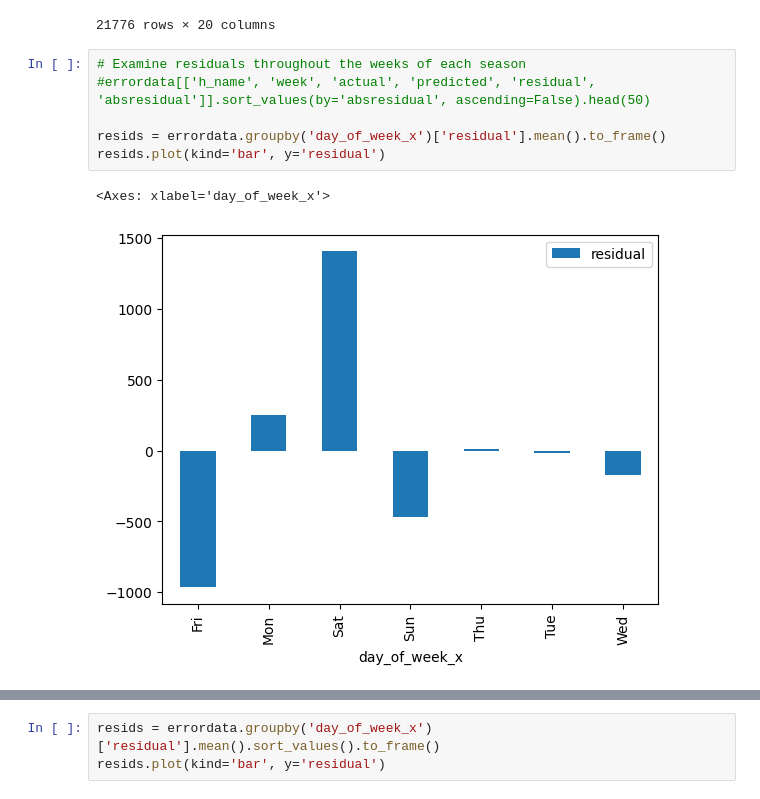
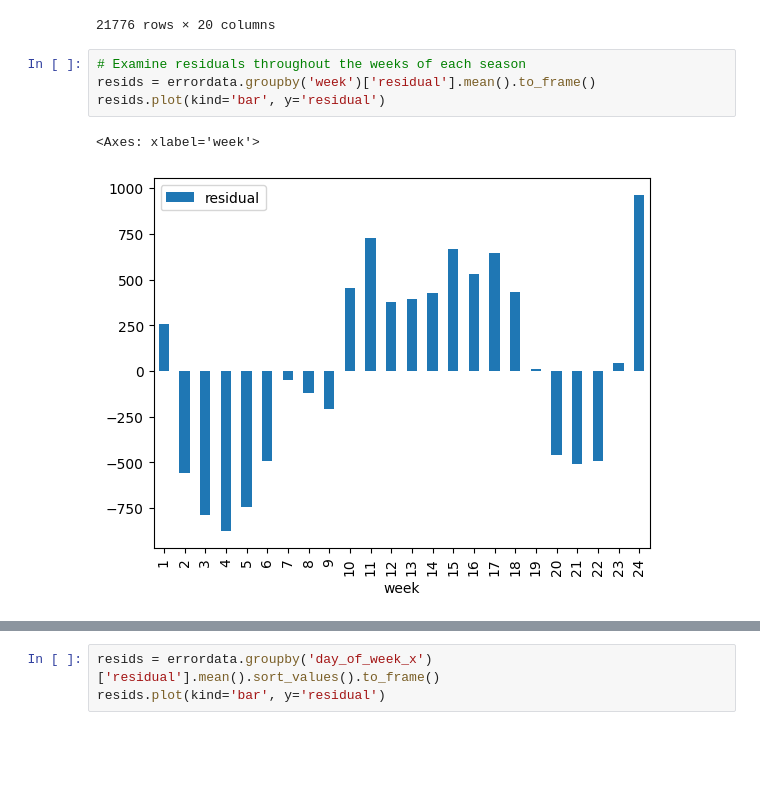
Before and after one commit to tmarchok1/DS440_project, a Jupyter notebook: error_analysis_travis.ipynb, the cells around one changed output, grey strips where cells are left out. Saved outputs shown, nothing was run; the diff lists cells and outputs as text; blank space fills up the shorter version.

```diff
--- a/error_analysis_travis.ipynb
+++ b/error_analysis_travis.ipynb
@@ -36,10 +36,8 @@ newerrordata
 21776 rows × 20 columns
 # %%
 # Examine residuals throughout the weeks of each season
-#errordata[['h_name', 'week', 'actual', 'predicted', 'residual', 'absresidual']].sort_values(by='absresidual', ascending=False).head(50)
-
-resids = errordata.groupby('day_of_week_x')['residual'].mean().to_frame()
+resids = errordata.groupby('week')['residual'].mean().to_frame()
 resids.plot(kind='bar', y='residual')
 # %% [output]
-<Axes: xlabel='day_of_week_x'>
+<Axes: xlabel='week'>
-[figure, old version]
+[figure, new version]
```
Also changed, not shown: parts of 3 cells of this notebook, 2 other files.
